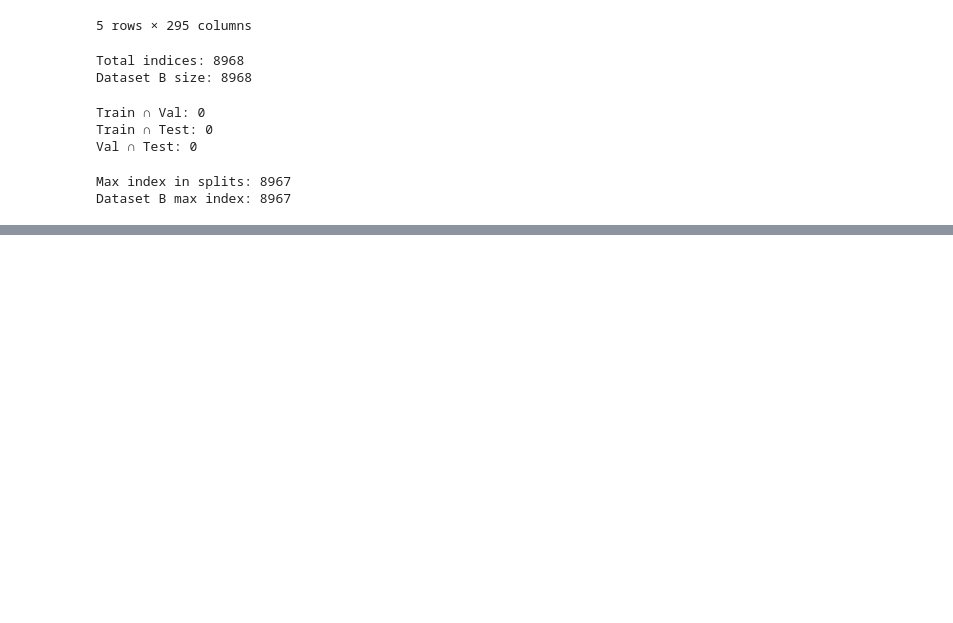
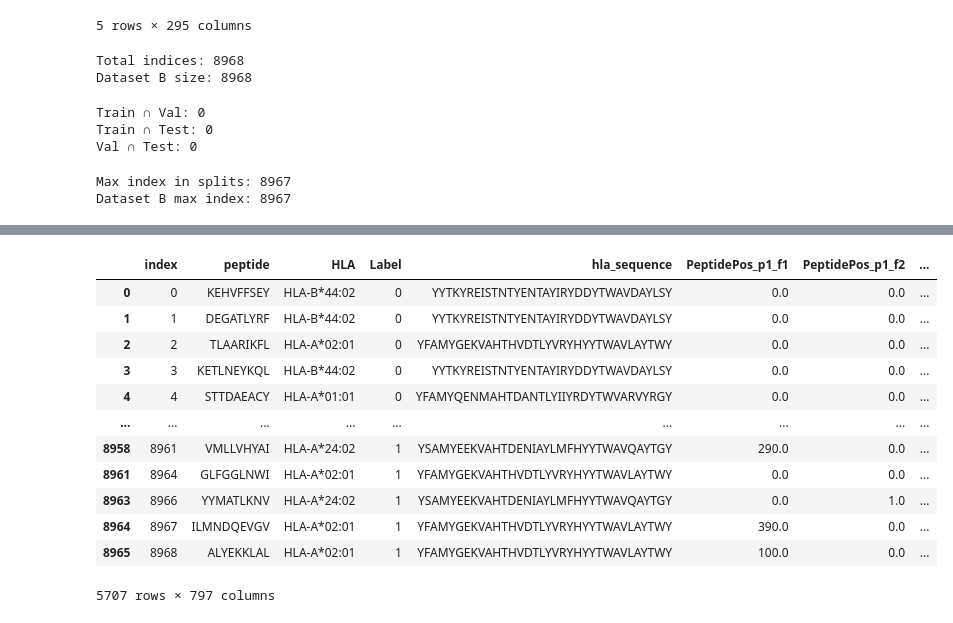
Before and after one commit to nikitarjsh/PIPER, a Jupyter notebook: src/data_exploration.ipynb, the cells around one changed output, grey strips where cells are left out. Drawn from its saved outputs; the diff is of its cells as text; code cells hidden in the pictures; blank space fills up the shorter version.

Commit message:
restructured /data

```diff
--- a/src/data_exploration.ipynb
+++ b/src/data_exploration.ipynb
@@ -199,10 +197,9 @@ test_idx  = np.load("../data/test_idx.npy")
 # %%
-# sanity check
-import numpy as np
+# sanity check to ensure that the splits are consistent with the new dataset B
 
-train_idx = np.load("../data/train_idx.npy")
-val_idx   = np.load("../data/val_idx.npy")
-test_idx  = np.load("../data/test_idx.npy")
+train_idx = np.load("../data/splits/train_idx.npy")
+val_idx   = np.load("../data/splits/val_idx.npy")
+test_idx  = np.load("../data/splits/test_idx.npy")
 
 print("Total indices:", len(train_idx) + len(val_idx) + len(test_idx))
 print("Dataset B size:", len(df_B))
@@ -237,0 +237,3 @@ test_df.to_csv("../data/dataset_B_test.csv", index=False)
+# %%
+df_C = pd.read_csv("../data/processed_data_with_pHLA_position_specific_features.csv")
+df_C.head()
@@ -237,0 +248,25 @@ test_df.to_csv("../data/dataset_B_test.csv", index=False)
+# %%
+# apply same splits to dataset B
+train_df = df_C.iloc[train_idx]
+val_df   = df_C.iloc[val_idx]
+test_df  = df_C.iloc[test_idx]
+
+train_df.to_csv("../data/dataset_C_train.csv", index=False)
+val_df.to_csv("../data/dataset_C_val.csv", index=False)
+test_df.to_csv("../data/dataset_C_test.csv", index=False)
+# %%
+train_df
+# %% [output]
+|  | index | peptide | HLA | Label | hla_sequence | PeptidePos_p1_f1 | PeptidePos_p1_f2 | ... |
+| 0 | 0 | KEHVFFSEY | HLA-B*44:02 | 0 | YYTKYREISTNTYENTAYIRYDDYTWAVDAYLSY | 0.0 | 0.0 | ... |
+| 1 | 1 | DEGATLYRF | HLA-B*44:02 | 0 | YYTKYREISTNTYENTAYIRYDDYTWAVDAYLSY | 0.0 | 0.0 | ... |
+| 2 | 2 | TLAARIKFL | HLA-A*02:01 | 0 | YFAMYGEKVAHTHVDTLYVRYHYYTWAVLAYTWY | 0.0 | 0.0 | ... |
+| 3 | 3 | KETLNEYKQL | HLA-B*44:02 | 0 | YYTKYREISTNTYENTAYIRYDDYTWAVDAYLSY | 0.0 | 0.0 | ... |
+| 4 | 4 | STTDAEACY | HLA-A*01:01 | 0 | YFAMYQENMAHTDANTLYIIYRDYTWVARVYRGY | 0.0 | 0.0 | ... |
+| ... | ... | ... | ... | ... | ... | ... | ... | ... |
+| 8958 | 8961 | VMLLVHYAI | HLA-A*24:02 | 1 | YSAMYEEKVAHTDENIAYLMFHYYTWAVQAYTGY | 290.0 | 0.0 | ... |
+| 8961 | 8964 | GLFGGLNWI | HLA-A*02:01 | 1 | YFAMYGEKVAHTHVDTLYVRYHYYTWAVLAYTWY | 0.0 | 0.0 | ... |
+| 8963 | 8966 | YYMATLKNV | HLA-A*24:02 | 1 | YSAMYEEKVAHTDENIAYLMFHYYTWAVQAYTGY | 0.0 | 1.0 | ... |
+| 8964 | 8967 | ILMNDQEVGV | HLA-A*02:01 | 1 | YFAMYGEKVAHTHVDTLYVRYHYYTWAVLAYTWY | 390.0 | 0.0 | ... |
+| 8965 | 8968 | ALYEKKLAL | HLA-A*02:01 | 1 | YFAMYGEKVAHTHVDTLYVRYHYYTWAVLAYTWY | 100.0 | 0.0 | ... |
+5707 rows × 797 columns
```
Also changed, not shown: parts of 6 cells of this notebook, 20 other files.
